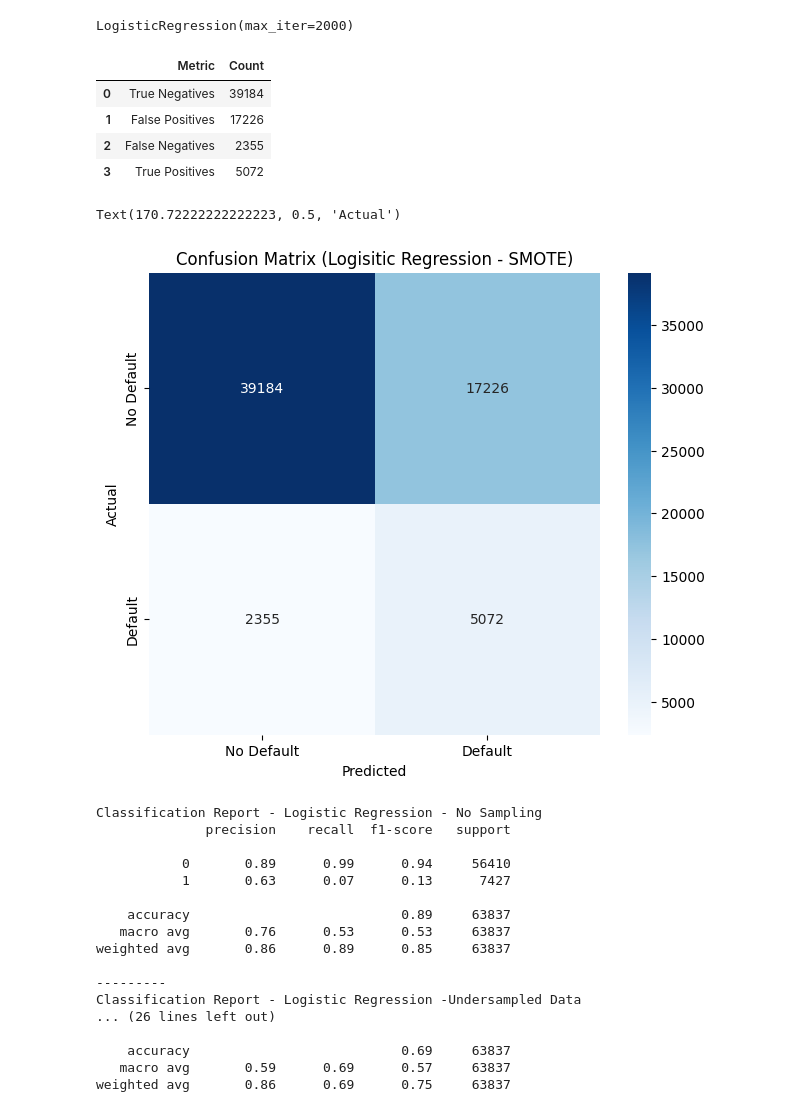
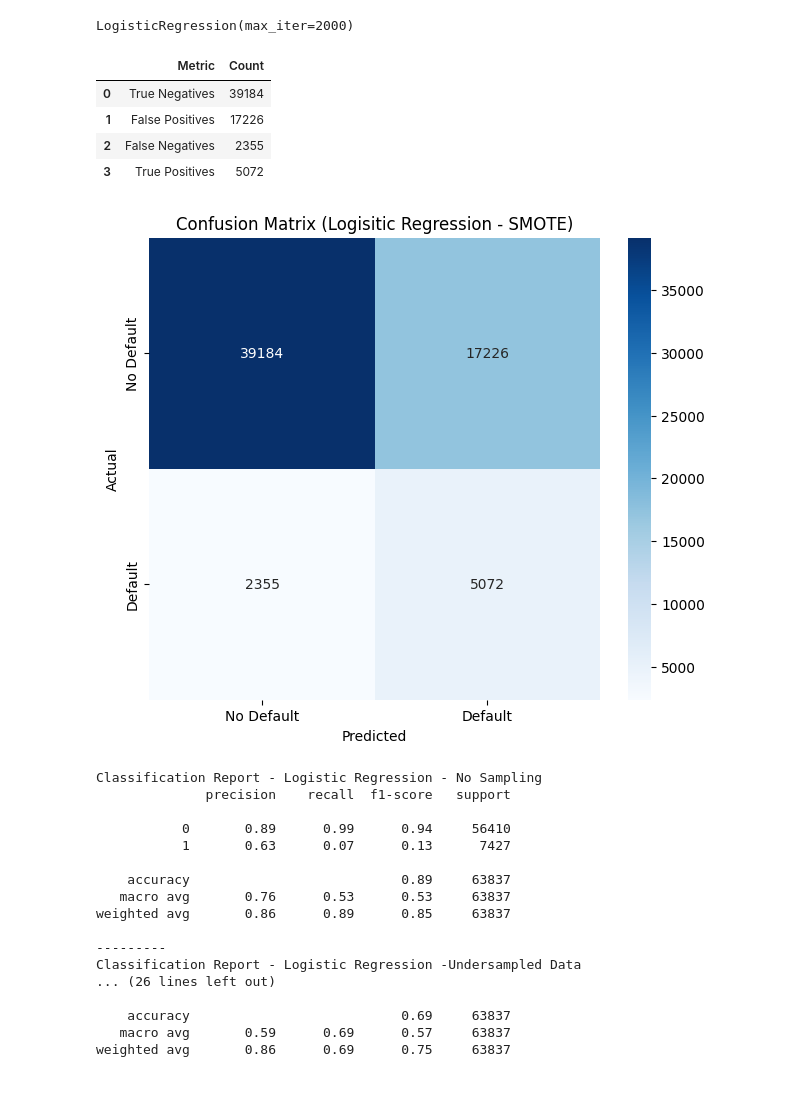
Before and after one commit to wrdhall3/loan-default-project, a Jupyter notebook: loan_default_project.ipynb, the cells around one changed output. Cells and saved outputs as stored; diff of their text form; code cells hidden in the pictures.

```diff
--- a/loan_default_project.ipynb
+++ b/loan_default_project.ipynb
@@ -883,36 +856,16 @@ LogisticRegression(max_iter=2000)
 # %%
 # Predict labels for resampled testing features
 smote_y_pred = smote_lr_model.predict(X_test_encoded)
-# %%
-#confusion matrix with logistic regression and undersamping
-cm_lr_rs_smote = confusion_matrix(y_test, smote_y_pred)
-#how to interpret classification matrix
-tn, fp, fn, tp = cm_lr_rs_smote.ravel()
-
-data = {'Metric': ['True Negatives', 'False Positives', 'False Negatives', 'True Positives'],
-        'Count': [tn, fp, fn, tp]}
-
-df = pd.DataFrame(data)
-display(df)  # Display the DataFrame in Colab
-# %% [output]
-|  | Metric | Count |
-| 0 | True Negatives | 39184 |
-| 1 | False Positives | 17226 |
-| 2 | False Negatives | 2355 |
-| 3 | True Positives | 5072 |
-# %%
-plt.figure(figsize=(16, 6))
-
-# Heatmap for the model trained on original data
-plt.subplot(1, 2, 1)
-sns.heatmap(cm_lr_rs_smote, annot=True, fmt='d', cmap='Blues',
-            xticklabels=["No Default", "Default"], yticklabels=["No Default", "Default"])
-plt.title("Confusion Matrix (Logisitic Regression - SMOTE)")
-plt.xlabel("Predicted")
-plt.ylabel("Actual")
-# %% [output]
-Text(170.72222222222223, 0.5, 'Actual')
-[figure, removed]
+# %%
+#confusion matrix with logistic regression and SMOTE
+display_confusion_matrix(y_test, smote_y_pred, "Logisitic Regression - SMOTE")
+# %% [output]
+|  | Metric | Count |
+| 0 | True Negatives | 39184 |
+| 1 | False Positives | 17226 |
+| 2 | False Negatives | 2355 |
+| 3 | True Positives | 5072 |
+[figure, added]
 # %%
 # Print classification reports
 print(f"Classification Report - Logistic Regression - No Sampling")
```
Also changed, not shown: parts of 88 cells of this notebook.
